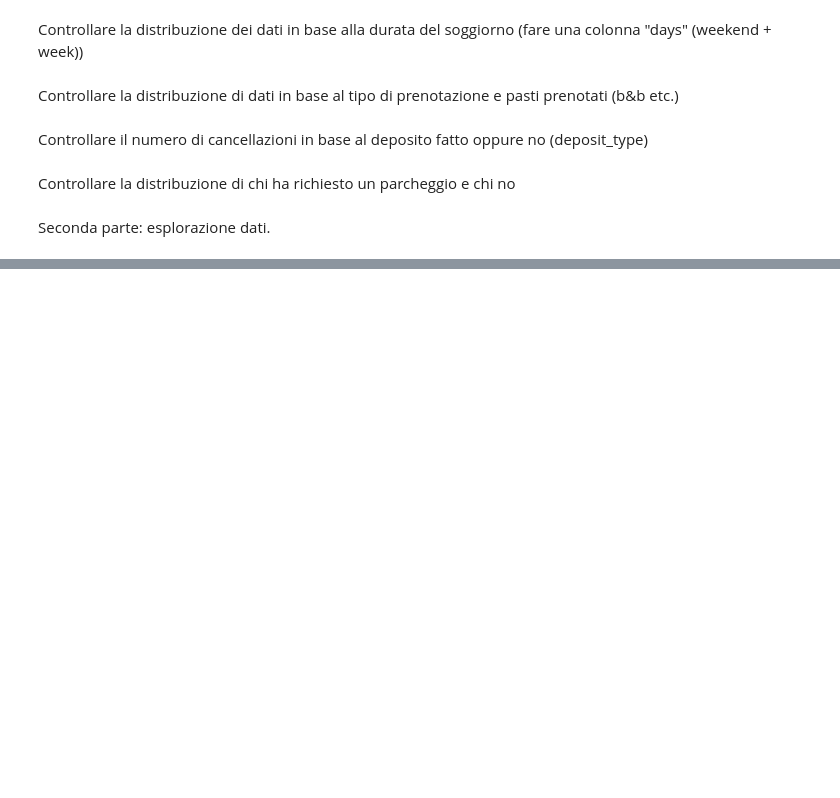
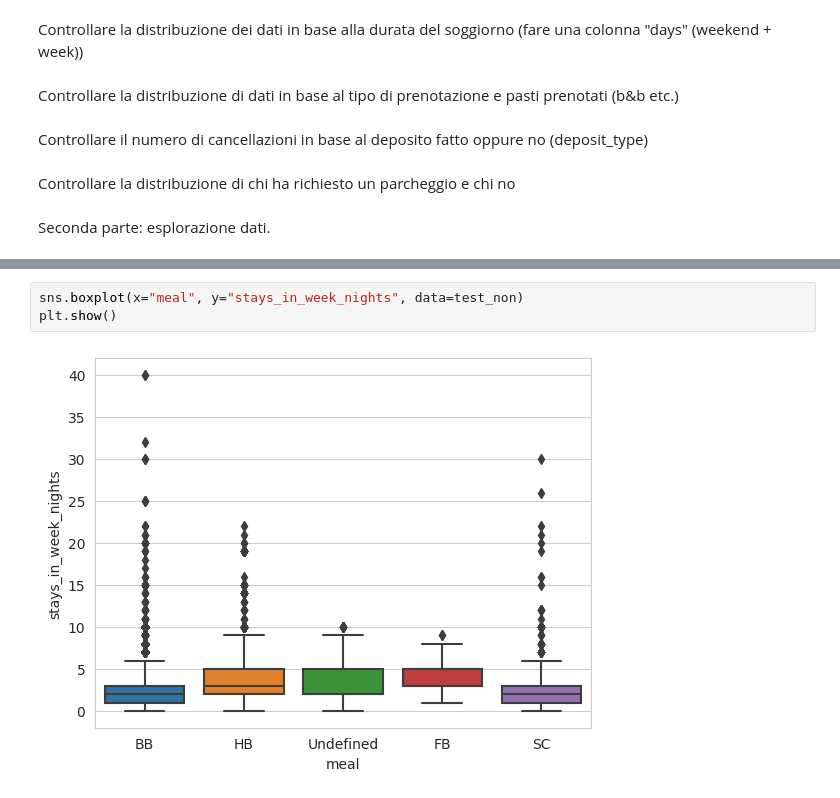
Before and after one commit to Nikocioni/progetto_programmazione_nik_ross_salvo, a Jupyter notebook: progetto_niko_ross_salvo_3.ipynb, the cells around one changed output, grey strips where cells are left out. Cells and saved outputs as stored; diff of their text form; blank space fills up the shorter version.

```diff
--- a/progetto_niko_ross_salvo_3.ipynb
+++ b/progetto_niko_ross_salvo_3.ipynb
@@ -629,0 +636,5 @@ plt.show()
+# %%
+sns.boxplot(x="meal", y="stays_in_week_nights", data=test_non)
+plt.show()
+# %% [output]
+[figure, added]
```
Also changed, not shown: parts of 7 cells of this notebook.
